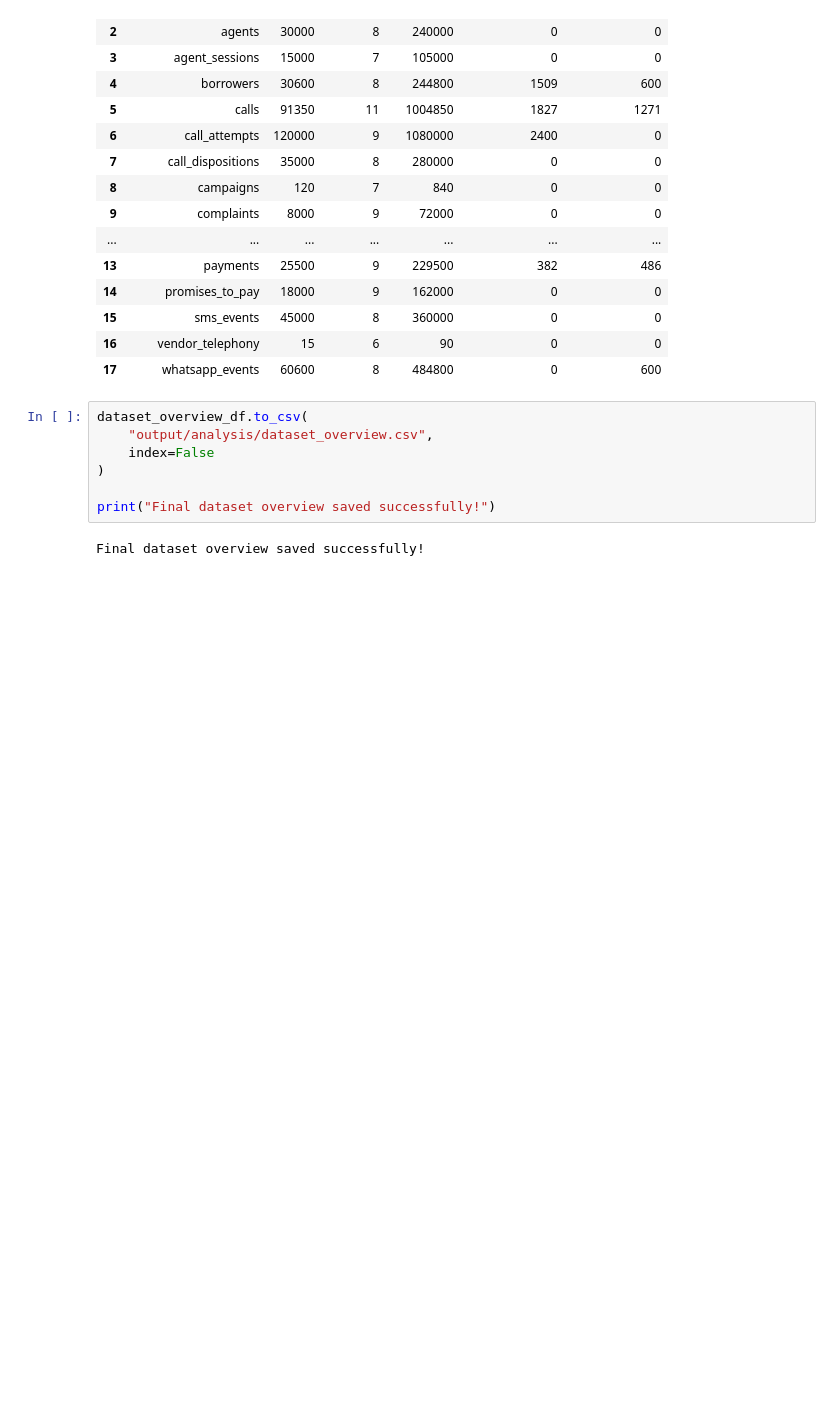
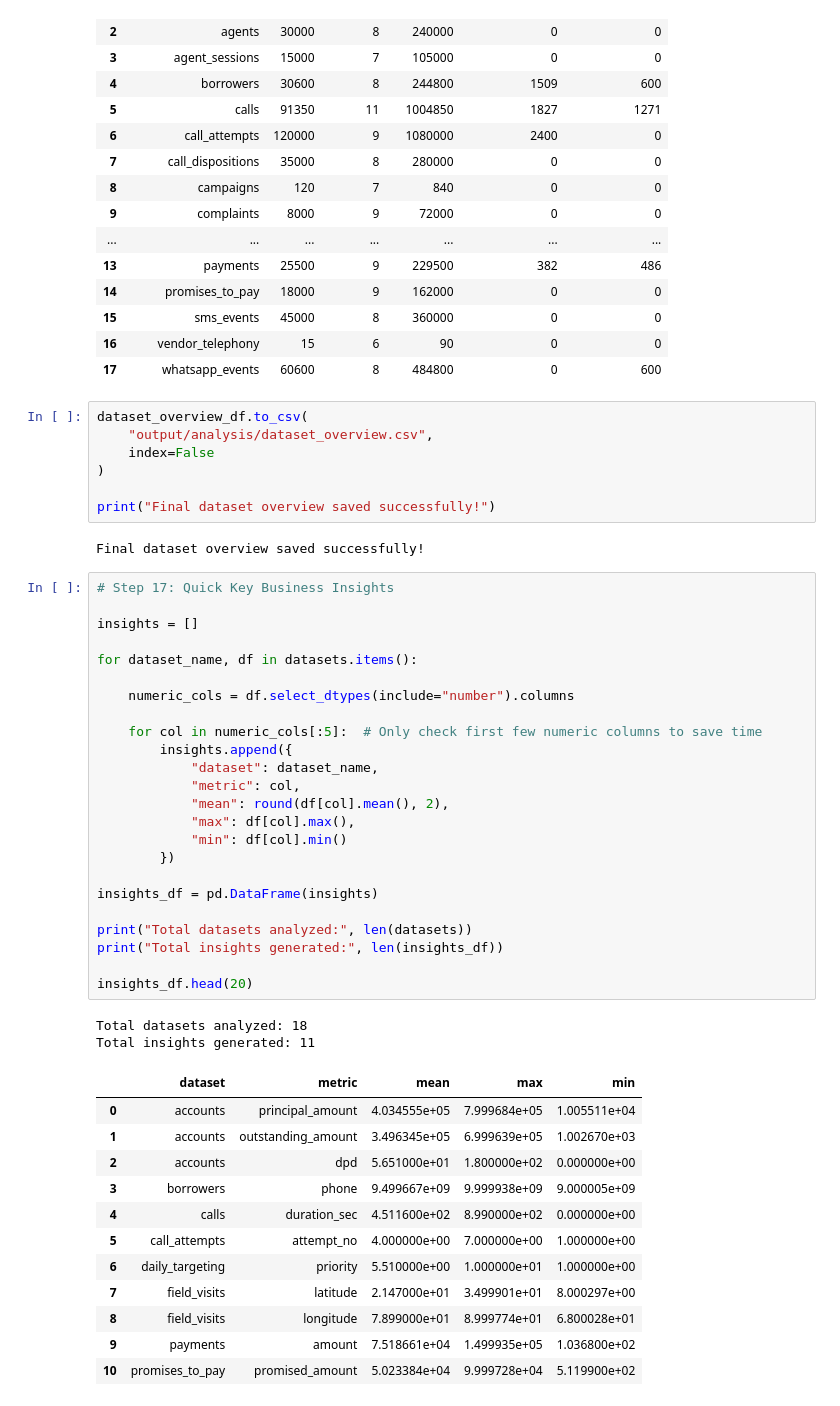
Before and after one commit to Rohit3435/Data_Analyst_Assignment, a Jupyter notebook: Analysis.ipynb, the cells around one changed output. Cells and saved outputs as stored; diff of their text form; blank space fills up the shorter version.

Commit message:
Generate key business insights

```diff
--- a/Analysis.ipynb
+++ b/Analysis.ipynb
@@ -380,3 +380,42 @@ dataset_overview_df.to_csv(
 print("Final dataset overview saved successfully!")
 # %% [output]
 Final dataset overview saved successfully!
+# %%
+# Step 17: Quick Key Business Insights
+
+insights = []
+
+for dataset_name, df in datasets.items():
+
+    numeric_cols = df.select_dtypes(include="number").columns
+
+    for col in numeric_cols[:5]:  # Only check first few numeric columns to save time
+        insights.append({
+            "dataset": dataset_name,
+            "metric": col,
+            "mean": round(df[col].mean(), 2),
+            "max": df[col].max(),
+            "min": df[col].min()
+        })
+
+insights_df = pd.DataFrame(insights)
+
+print("Total datasets analyzed:", len(datasets))
+print("Total insights generated:", len(insights_df))
+
+insights_df.head(20)
+# %% [output]
+Total datasets analyzed: 18
+Total insights generated: 11
+|  | dataset | metric | mean | max | min |
+| 0 | accounts | principal_amount | 4.034555e+05 | 7.999684e+05 | 1.005511e+04 |
+| 1 | accounts | outstanding_amount | 3.496345e+05 | 6.999639e+05 | 1.002670e+03 |
+| 2 | accounts | dpd | 5.651000e+01 | 1.800000e+02 | 0.000000e+00 |
+| 3 | borrowers | phone | 9.499667e+09 | 9.999938e+09 | 9.000005e+09 |
+| 4 | calls | duration_sec | 4.511600e+02 | 8.990000e+02 | 0.000000e+00 |
+| 5 | call_attempts | attempt_no | 4.000000e+00 | 7.000000e+00 | 1.000000e+00 |
+| 6 | daily_targeting | priority | 5.510000e+00 | 1.000000e+01 | 1.000000e+00 |
+| 7 | field_visits | latitude | 2.147000e+01 | 3.499901e+01 | 8.000297e+00 |
+| 8 | field_visits | longitude | 7.899000e+01 | 8.999774e+01 | 6.800028e+01 |
+| 9 | payments | amount | 7.518661e+04 | 1.499935e+05 | 1.036800e+02 |
+| 10 | promises_to_pay | promised_amount | 5.023384e+04 | 9.999728e+04 | 5.119900e+02 |
```
